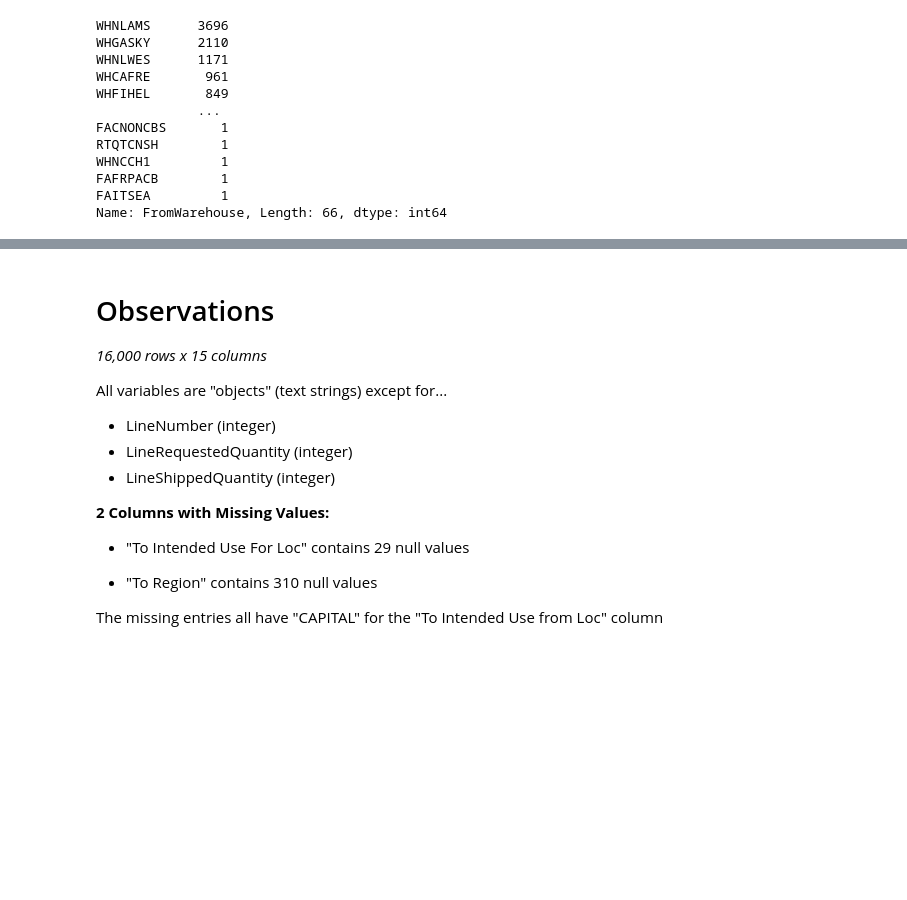
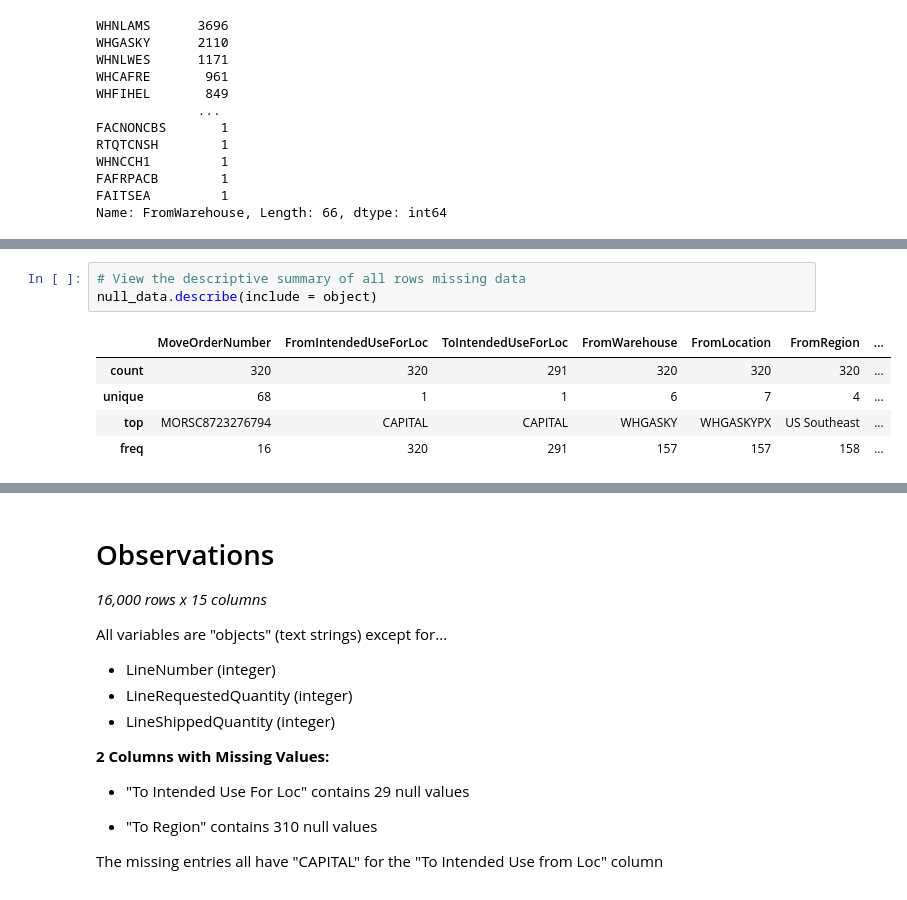
Before and after one commit to angelmarievo/mysterydata, a Jupyter notebook: Angel_Vo_Analytics_Manager_Code.ipynb, the cells around one changed output, grey strips where cells are left out. Drawn from its saved outputs; the diff is of its cells as text; blank space fills up the shorter version.

```diff
--- a/Angel_Vo_Analytics_Manager_Code.ipynb
+++ b/Angel_Vo_Analytics_Manager_Code.ipynb
@@ -268,0 +278,9 @@ Name: FromWarehouse, Length: 66, dtype: int64
+# %%
+# View the descriptive summary of all rows missing data
+null_data.describe(include = object)
+# %% [output]
+|  | MoveOrderNumber | FromIntendedUseForLoc | ToIntendedUseForLoc | FromWarehouse | FromLocation | FromRegion | ... |
+| count | 320 | 320 | 291 | 320 | 320 | 320 | ... |
+| unique | 68 | 1 | 1 | 6 | 7 | 4 | ... |
+| top | MORSC8723276794 | CAPITAL | CAPITAL | WHGASKY | WHGASKYPX | US Southeast | ... |
+| freq | 16 | 320 | 291 | 157 | 157 | 158 | ... |
```
Also changed, not shown: parts of 6 cells of this notebook.
